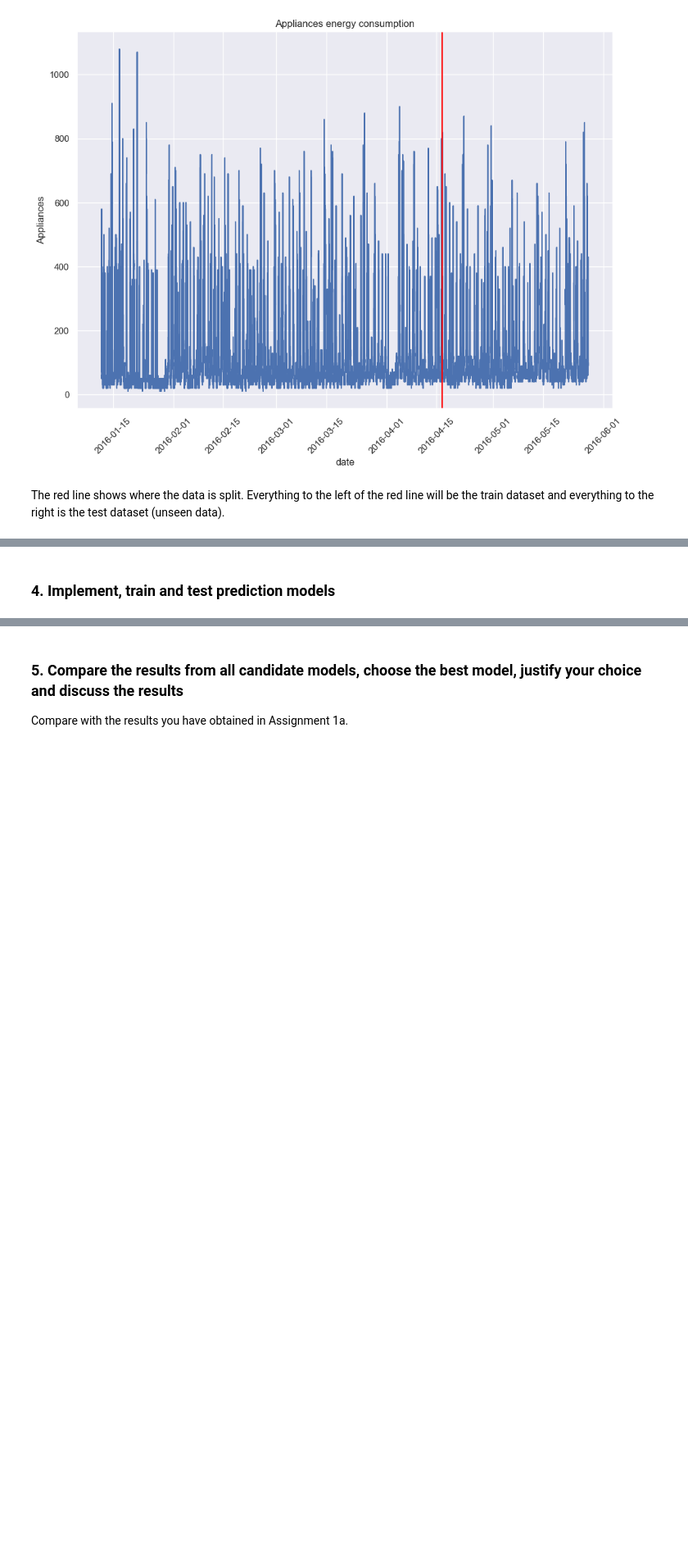
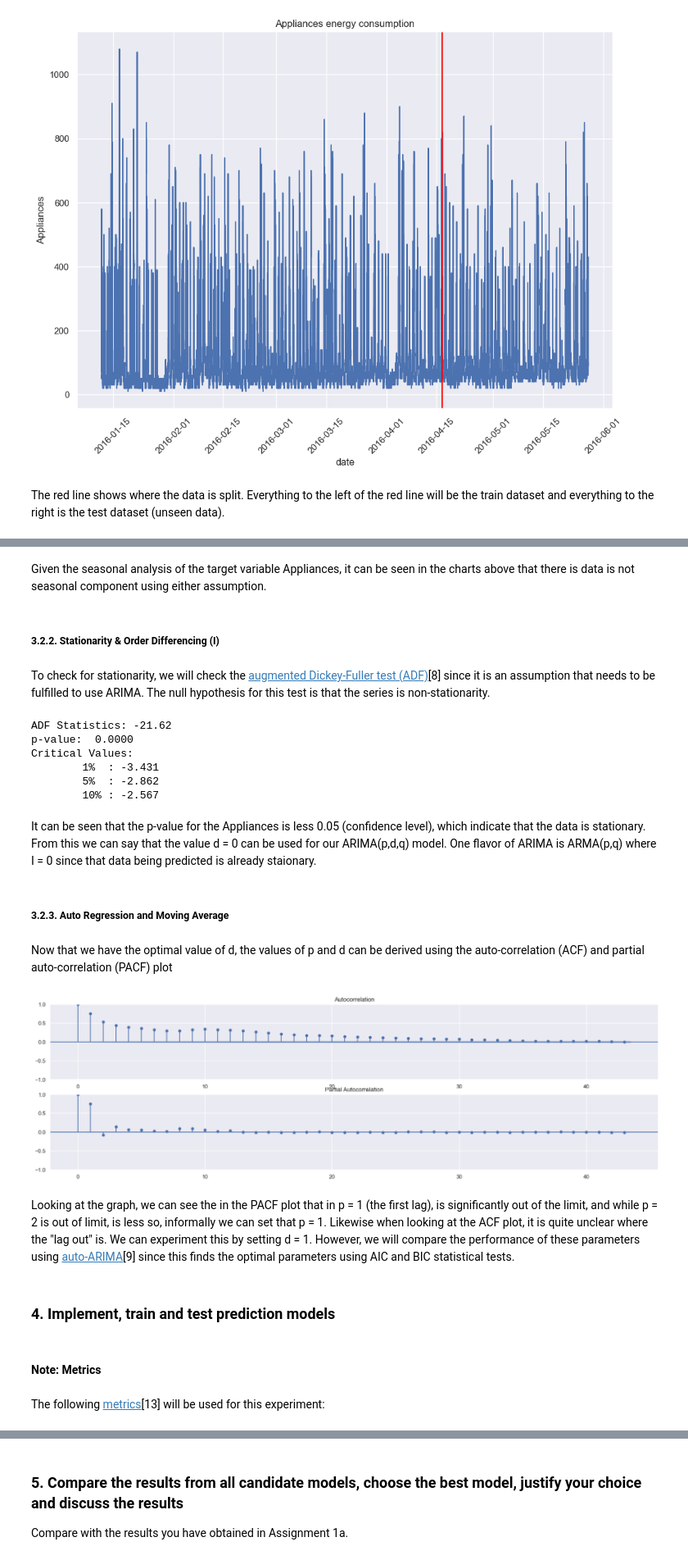
Before and after one commit to nicoataiza/CS7306-2024, a Jupyter notebook: Assignment 2/a1882443_Ataiza_assign1b.ipynb, the cells around one changed output, grey strips where cells are left out. Shown at 82% size. Cells and saved outputs as stored; diff of their text form; code cells hidden in the pictures; blank space fills up the shorter version.

```diff
--- a/Assignment 2/a1882443_Ataiza_assign1b.ipynb
+++ b/Assignment 2/a1882443_Ataiza_assign1b.ipynb
@@ -397,2 +433,47 @@ X_test_scaled = scaler.transform(X_test)
+# %% [markdown]
+Given the seasonal analysis of the target variable Appliances, it can be seen in the charts above that there is data is not seasonal component using either assumption.
+# %% [markdown]
+##### 3.2.2. Stationarity & Order Differencing (I)
+# %% [markdown]
+To check for stationarity, we will check the [augmented Dickey-Fuller test (ADF)](https://en.wikipedia.org/wiki/Augmented_Dickey%E2%80%93Fuller_test)[8] since it is an assumption that needs to be fulfilled to use ARIMA. The null hypothesis for this test is that the series is non-stationarity.
+# %%
+# Augmented Dickey-Fuller Test (ADF) of statsmodels
+
+# Null hypothesis is non-stationary series
+# p > 0.05, indicating non-stationary series (reject the null)
+
+result_s_ADF = s_ADF(df["Appliances"])
+
+print(f'ADF Statistics: {result_s_ADF[0]: .2f}')
+print(f'p-value: {result_s_ADF[1]: .4f}')
+print('Critical Values: ')
+for key, value in result_s_ADF[4].items():
+    print(f'\t{key: <4s}: {value: .3f}')
+# %% [output]
+ADF Statistics: -21.62
+p-value:  0.0000
+Critical Values:
+        1%  : -3.431
+        5%  : -2.862
+        10% : -2.567
+# %% [markdown]
+It can be seen that the p-value for the Appliances is less 0.05 (confidence level), which indicate that the data is stationary. From this we can say that the value d = 0 can be used for our ARIMA(p,d,q) model. One flavor of ARIMA is ARMA(p,q) where I = 0 since that data being predicted is already staionary.
+# %% [markdown]
+##### 3.2.3. Auto Regression and Moving Average
+# %% [markdown]
+Now that we have the optimal value of d, the values of p and d can be derived using the auto-correlation (ACF) and partial auto-correlation (PACF) plot
+# %%
+fig, ax = plt.subplots(2,1,figsize=(22,6), sharex=False)
+sm.graphics.tsa.plot_acf(df["Appliances"], ax=ax[0])
+sm.graphics.tsa.plot_pacf(df["Appliances"], ax=ax[1])
+plt.show()
+# %% [output]
+[figure, added]
+# %% [markdown]
+Looking at the graph, we can see the in the PACF plot that in p = 1 (the first lag), is significantly out of the limit, and while p = 2 is out of limit, is less so, informally we can set that p = 1. Likewise when looking at the ACF plot, it is quite unclear where the "lag out" is. We can experiment this by setting d = 1. However, we will compare the performance of these parameters using [auto-ARIMA](https://www.rdocumentation.org/packages/forecast/versions/8.14/topics/auto.arima)[9] since this finds the optimal parameters using AIC and BIC statistical tests.
 # %% [markdown]
 ### 4. Implement, train and test prediction models
+# %% [markdown]
+#### Note: Metrics
+# %% [markdown]
+The following [metrics](https://medium.com/analytics-vidhya/mae-mse-rmse-coefficient-of-determination-adjusted-r-squared-which-metric-is-better-cd0326a5697e)[13] will be used for this experiment:
```
Also changed, not shown: parts of 66 cells of this notebook, 6 other files.
